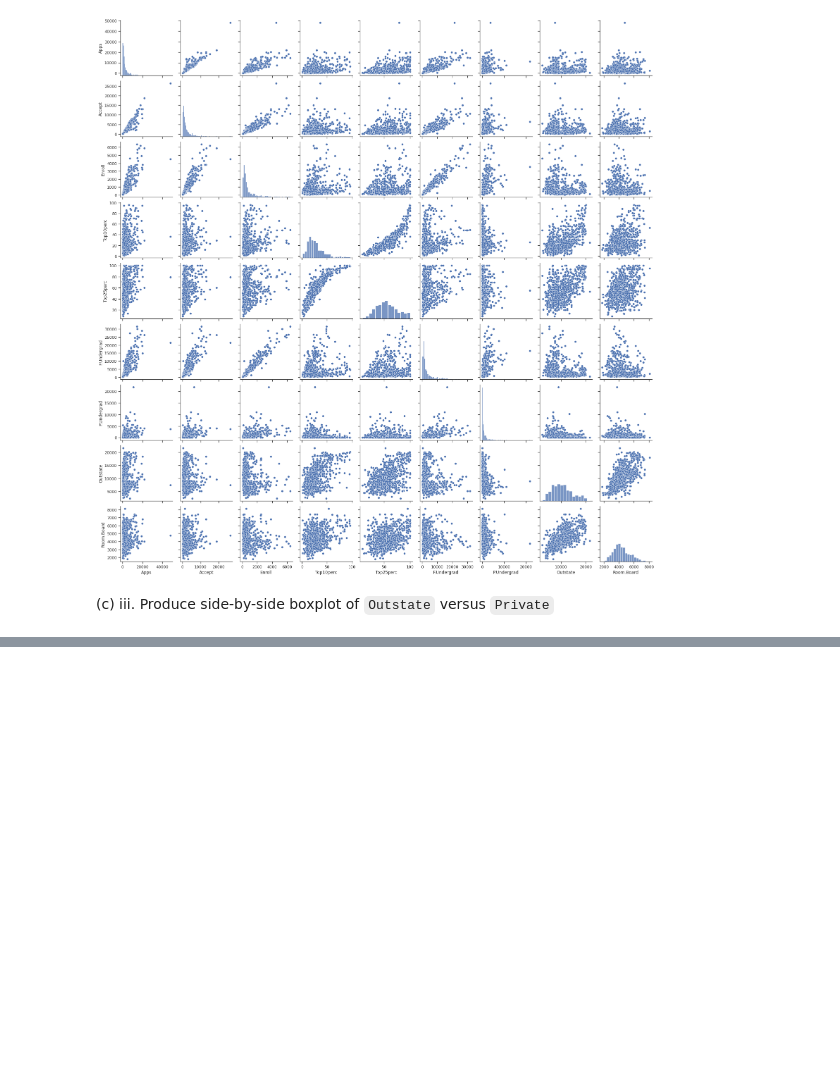
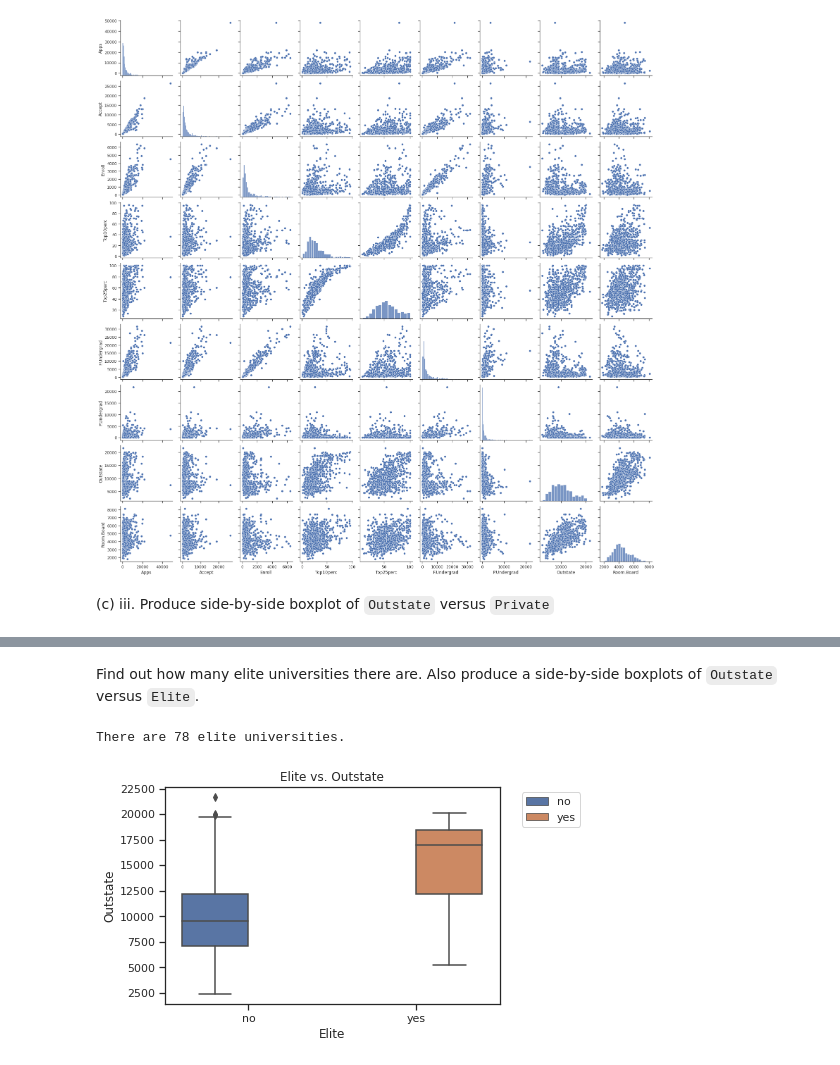
Before and after one commit to ferygood/ISLRv2_python, a Jupyter notebook: notebook/_build/jupyter_execute/content/ch2/exercise.ipynb, the cells around one changed output, grey strips where cells are left out. Cells and saved outputs as stored; diff of their text form; code cells hidden in the pictures; blank space fills up the shorter version.

```diff
--- a/notebook/_build/jupyter_execute/content/ch2/exercise.ipynb
+++ b/notebook/_build/jupyter_execute/content/ch2/exercise.ipynb
@@ -70,0 +76,7 @@ plt.show()
+# %%
+# 1 create a Elite list and set it as no first
+college['Elite'] = 'no'
+
+# 2 if Top10perc is larger than 50, change Elite to yes
+college.loc[college['Top10perc'] > 50, 'Elite'] = 'yes'
+college.describe(include='all')
@@ -70,0 +96,14 @@ plt.show()
+# %% [markdown]
+Find out how many elite universities there are. Also produce a side-by-side boxplots of `Outstate` versus `Elite`.
+# %%
+# elite univerisities
+elite_count = college[college['Elite']=='yes'].shape[0]
+print("There are %s elite universities." % (elite_count))
+
+# side-by-side boxplot
+ax1 = sns.boxplot(x='Elite', y='Outstate', hue="Elite", data=college).set(title="Elite vs. Outstate")
+plt.legend(bbox_to_anchor=(1.05, 1), loc=2)
+plt.show()
+# %% [output]
+There are 78 elite universities.
+[figure, added]
```
Also changed, not shown: parts of 14 cells of this notebook, 12 other files.
